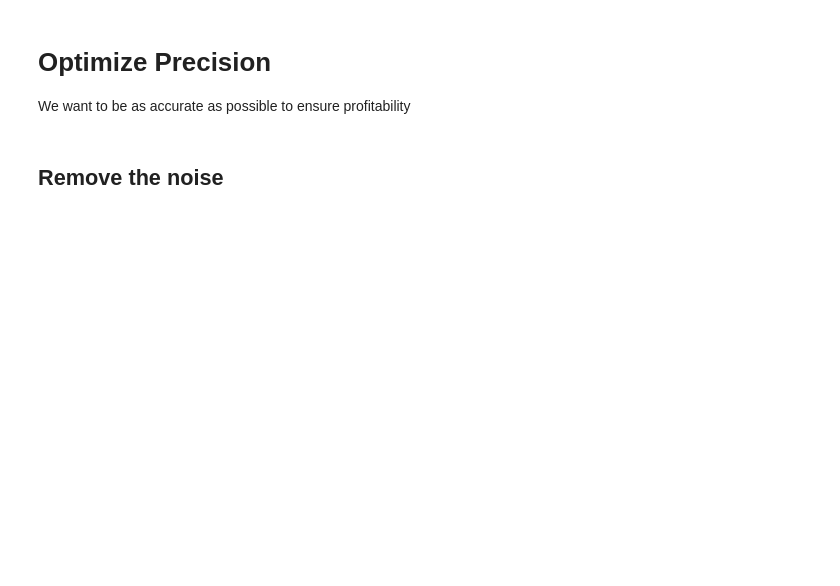
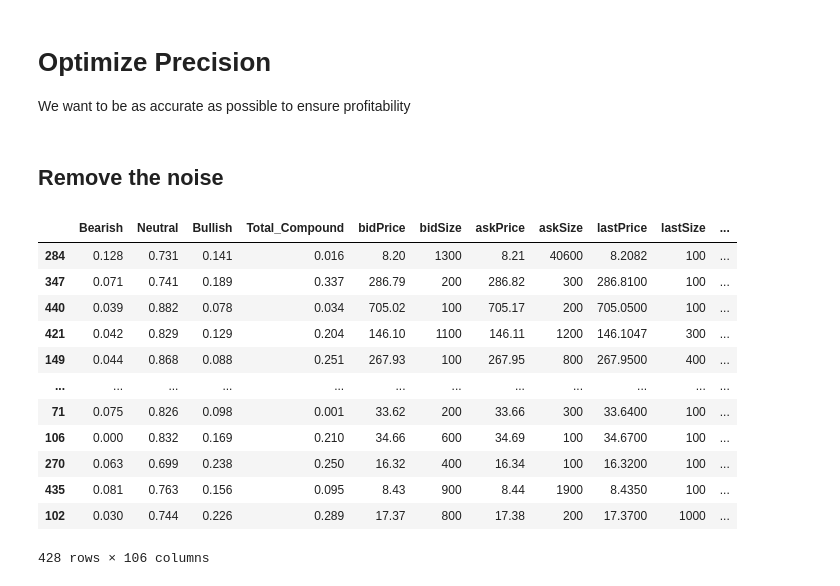
Before and after one commit to mdominguez2010/wsb-sentiment-analysis, a Jupyter notebook: model.ipynb, the cells around one changed output. Drawn from its saved outputs; the diff is of its cells as text; code cells hidden in the pictures; blank space fills up the shorter version.

```diff
--- a/model.ipynb
+++ b/model.ipynb
@@ -267,0 +334,6 @@ combined_df.sort_values(by='date', ignore_index=True, inplace=True)
+# %%
+# Some columns should be integer data types
+combined_df['sharesOutstanding'] = pd.to_numeric(combined_df['sharesOutstanding'])
+combined_df['vol1DayAvg'] = pd.to_numeric(combined_df['vol1DayAvg'])
+combined_df['vol10DayAvg'] = pd.to_numeric(combined_df['vol10DayAvg'])
+combined_df['vol3MonthAvg'] = pd.to_numeric(combined_df['vol3MonthAvg'])
@@ -288,7 +385,7 @@ y = combined_df['1d-direction']
 from sklearn.preprocessing import OneHotEncoder
 
 categoricals = list(X.select_dtypes('object').columns)
-numericals = list(X.select_dtypes(['int64', 'float64']).columns)
+numericals = list(X.select_dtypes(['int64', 'float64', 'int32', 'float32']).columns)
 
 def encode_cats(categoricals, numericals):
     """
@@ -363,3 +471,19 @@ plt.grid(b=None)
 We want to be as accurate as possible to ensure profitability
 # %% [markdown]
 ## Remove the noise
+# %%
+X
+# %% [output]
+|  | Bearish | Neutral | Bullish | Total_Compound | bidPrice | bidSize | askPrice | askSize | lastPrice | lastSize | ... |
+| 284 | 0.128 | 0.731 | 0.141 | 0.016 | 8.20 | 1300 | 8.21 | 40600 | 8.2082 | 100 | ... |
+| 347 | 0.071 | 0.741 | 0.189 | 0.337 | 286.79 | 200 | 286.82 | 300 | 286.8100 | 100 | ... |
+| 440 | 0.039 | 0.882 | 0.078 | 0.034 | 705.02 | 100 | 705.17 | 200 | 705.0500 | 100 | ... |
+| 421 | 0.042 | 0.829 | 0.129 | 0.204 | 146.10 | 1100 | 146.11 | 1200 | 146.1047 | 300 | ... |
+| 149 | 0.044 | 0.868 | 0.088 | 0.251 | 267.93 | 100 | 267.95 | 800 | 267.9500 | 400 | ... |
+| ... | ... | ... | ... | ... | ... | ... | ... | ... | ... | ... | ... |
+| 71 | 0.075 | 0.826 | 0.098 | 0.001 | 33.62 | 200 | 33.66 | 300 | 33.6400 | 100 | ... |
+| 106 | 0.000 | 0.832 | 0.169 | 0.210 | 34.66 | 600 | 34.69 | 100 | 34.6700 | 100 | ... |
+| 270 | 0.063 | 0.699 | 0.238 | 0.250 | 16.32 | 400 | 16.34 | 100 | 16.3200 | 100 | ... |
+| 435 | 0.081 | 0.763 | 0.156 | 0.095 | 8.43 | 900 | 8.44 | 1900 | 8.4350 | 100 | ... |
+| 102 | 0.030 | 0.744 | 0.226 | 0.289 | 17.37 | 800 | 17.38 | 200 | 17.3700 | 1000 | ... |
+428 rows × 106 columns
```
Also changed, not shown: parts of 19 cells of this notebook, 6 other files.
